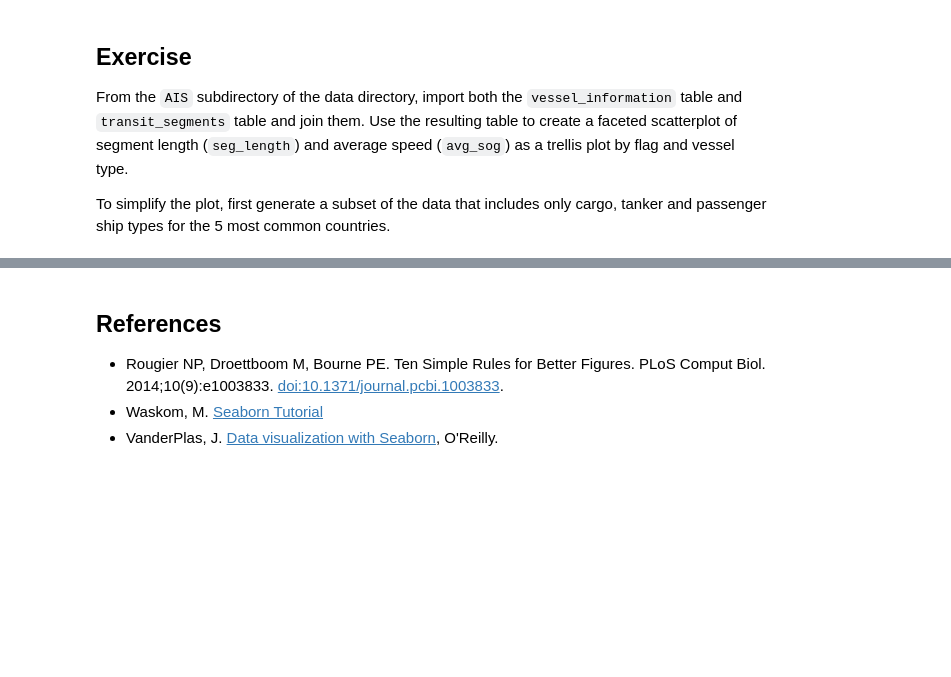
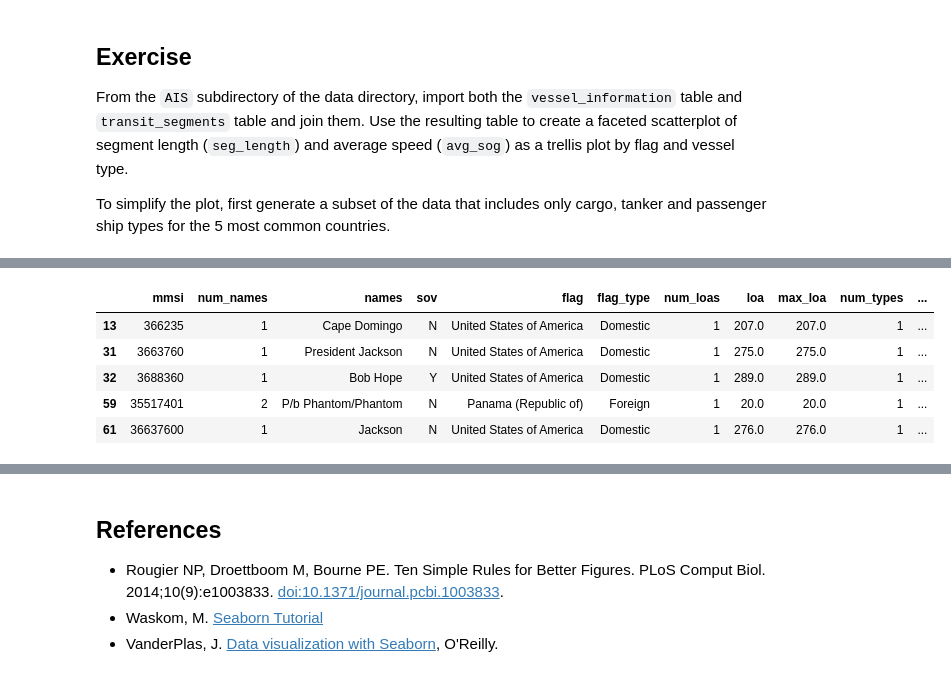
Before and after one commit to strelizia/Bios8366, a Jupyter notebook: notebooks/Section2_3-Plotting-and-Visualization.ipynb, the cells around one changed output, grey strips where cells are left out. Drawn from its saved outputs; the diff is of its cells as text; code cells hidden in the pictures; blank space fills up the shorter version.

```diff
--- a/notebooks/Section2_3-Plotting-and-Visualization.ipynb
+++ b/notebooks/Section2_3-Plotting-and-Visualization.ipynb
@@ -794,0 +814,10 @@ segments.head()
+# %%
+vessels_sub = vessels[((vessels.type == "Cargo")|(vessels.type == "Tanker")|(vessels.type == "Passenger")) & (vessels.flag.isin(vessels.flag.value_counts().index[:5]))]
+vessels_sub.head()
+# %% [output]
+|  | mmsi | num_names | names | sov | flag | flag_type | num_loas | loa | max_loa | num_types | ... |
+| 13 | 366235 | 1 | Cape Domingo | N | United States of America | Domestic | 1 | 207.0 | 207.0 | 1 | ... |
+| 31 | 3663760 | 1 | President Jackson | N | United States of America | Domestic | 1 | 275.0 | 275.0 | 1 | ... |
+| 32 | 3688360 | 1 | Bob Hope | Y | United States of America | Domestic | 1 | 289.0 | 289.0 | 1 | ... |
+| 59 | 35517401 | 2 | P/b Phantom/Phantom | N | Panama (Republic of) | Foreign | 1 | 20.0 | 20.0 | 1 | ... |
+| 61 | 36637600 | 1 | Jackson | N | United States of America | Domestic | 1 | 276.0 | 276.0 | 1 | ... |
```
Also changed, not shown: parts of 5 cells of this notebook.
